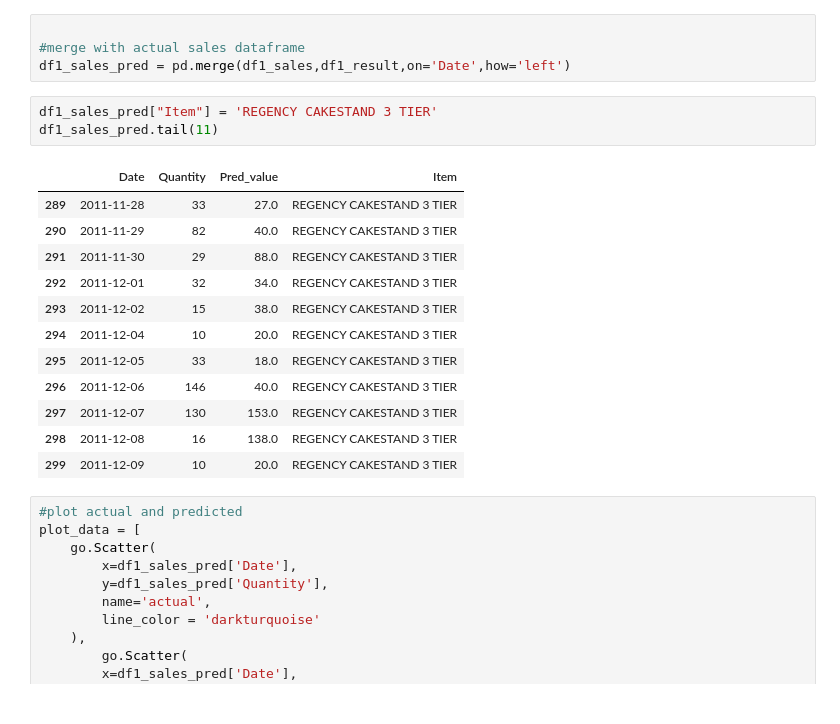
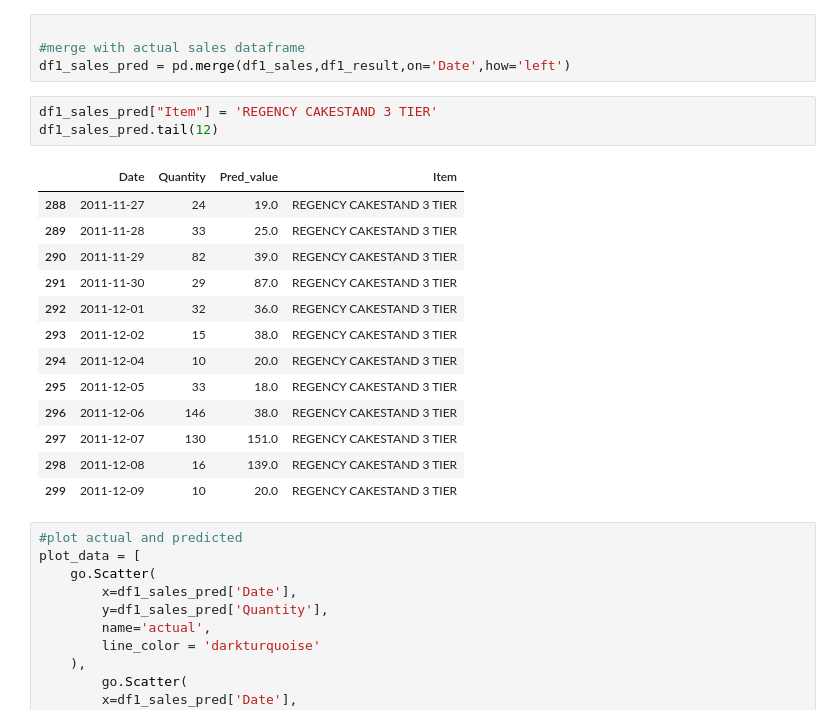
Before and after one commit to sheetalbongale/Retail-Time-Series-Analysis-and-Forecasting, a Jupyter notebook: notebooks/3_Modeling_and_Forecasting.ipynb, the cells around one changed output. Saved outputs shown, nothing was run; the diff lists cells and outputs as text.

```diff
--- a/notebooks/3_Modeling_and_Forecasting.ipynb
+++ b/notebooks/3_Modeling_and_Forecasting.ipynb
@@ -788,19 +788,20 @@ df1_sales.head()
 df1_sales_pred = pd.merge(df1_sales,df1_result,on='Date',how='left')
 # %%
 df1_sales_pred["Item"] = 'REGENCY CAKESTAND 3 TIER'
-df1_sales_pred.tail(11)
+df1_sales_pred.tail(12)
 # %% [output]
 |  | Date | Quantity | Pred_value | Item |
-| 289 | 2011-11-28 | 33 | 27.0 | REGENCY CAKESTAND 3 TIER |
-| 290 | 2011-11-29 | 82 | 40.0 | REGENCY CAKESTAND 3 TIER |
-| 291 | 2011-11-30 | 29 | 88.0 | REGENCY CAKESTAND 3 TIER |
-| 292 | 2011-12-01 | 32 | 34.0 | REGENCY CAKESTAND 3 TIER |
+| 288 | 2011-11-27 | 24 | 19.0 | REGENCY CAKESTAND 3 TIER |
+| 289 | 2011-11-28 | 33 | 25.0 | REGENCY CAKESTAND 3 TIER |
+| 290 | 2011-11-29 | 82 | 39.0 | REGENCY CAKESTAND 3 TIER |
+| 291 | 2011-11-30 | 29 | 87.0 | REGENCY CAKESTAND 3 TIER |
+| 292 | 2011-12-01 | 32 | 36.0 | REGENCY CAKESTAND 3 TIER |
 | 293 | 2011-12-02 | 15 | 38.0 | REGENCY CAKESTAND 3 TIER |
 | 294 | 2011-12-04 | 10 | 20.0 | REGENCY CAKESTAND 3 TIER |
 | 295 | 2011-12-05 | 33 | 18.0 | REGENCY CAKESTAND 3 TIER |
-| 296 | 2011-12-06 | 146 | 40.0 | REGENCY CAKESTAND 3 TIER |
-| 297 | 2011-12-07 | 130 | 153.0 | REGENCY CAKESTAND 3 TIER |
-| 298 | 2011-12-08 | 16 | 138.0 | REGENCY CAKESTAND 3 TIER |
+| 296 | 2011-12-06 | 146 | 38.0 | REGENCY CAKESTAND 3 TIER |
+| 297 | 2011-12-07 | 130 | 151.0 | REGENCY CAKESTAND 3 TIER |
+| 298 | 2011-12-08 | 16 | 139.0 | REGENCY CAKESTAND 3 TIER |
 | 299 | 2011-12-09 | 10 | 20.0 | REGENCY CAKESTAND 3 TIER |
 # %%
 #plot actual and predicted
```
Also changed, not shown: parts of 25 cells of this notebook, 1 other file.
